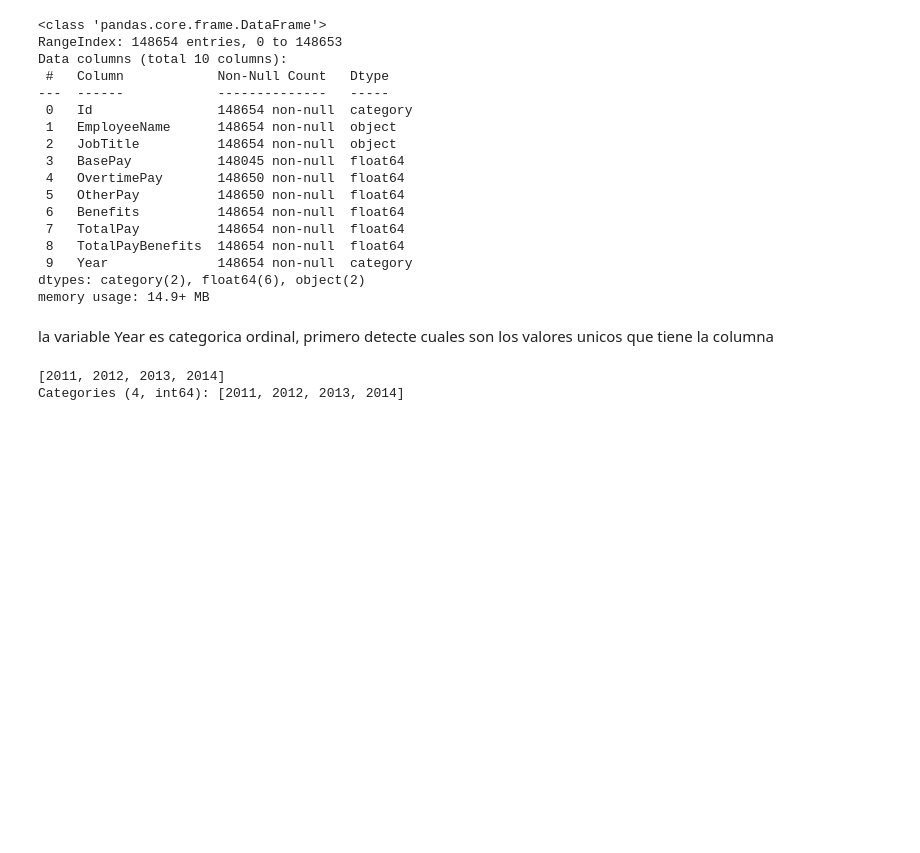
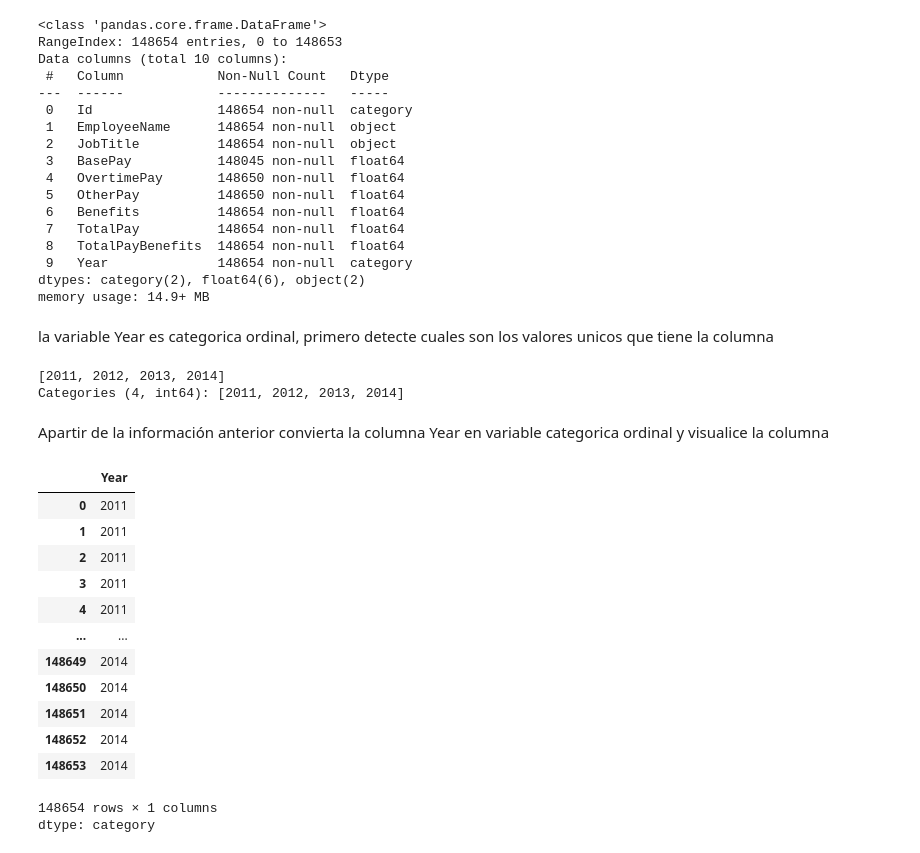
Before and after one commit to dmontillao/ciencia-datos-curso, a Jupyter notebook: tarea_01_pandas_ingestion.ipynb, the cells around one changed output. Drawn from its saved outputs; the diff is of its cells as text; code cells hidden in the pictures; blank space fills up the shorter version.

```diff
--- a/tarea_01_pandas_ingestion.ipynb
+++ b/tarea_01_pandas_ingestion.ipynb
@@ -255,3 +255,5 @@ df["Year"].unique()
 # %% [output]
 [2011, 2012, 2013, 2014]
 Categories (4, int64): [2011, 2012, 2013, 2014]
+# %% [markdown]
+Apartir de la información anterior convierta la columna Year en variable categorica ordinal y visualice la columna
@@ -257,0 +264,17 @@ Categories (4, int64): [2011, 2012, 2013, 2014]
+# %%
+df["Year"]
+# %% [output]
+|  | Year |
+| 0 | 2011 |
+| 1 | 2011 |
+| 2 | 2011 |
+| 3 | 2011 |
+| 4 | 2011 |
+| ... | ... |
+| 148649 | 2014 |
+| 148650 | 2014 |
+| 148651 | 2014 |
+| 148652 | 2014 |
+| 148653 | 2014 |
+148654 rows × 1 columns
+dtype: category
```
Also changed, not shown: parts of 25 cells of this notebook.
